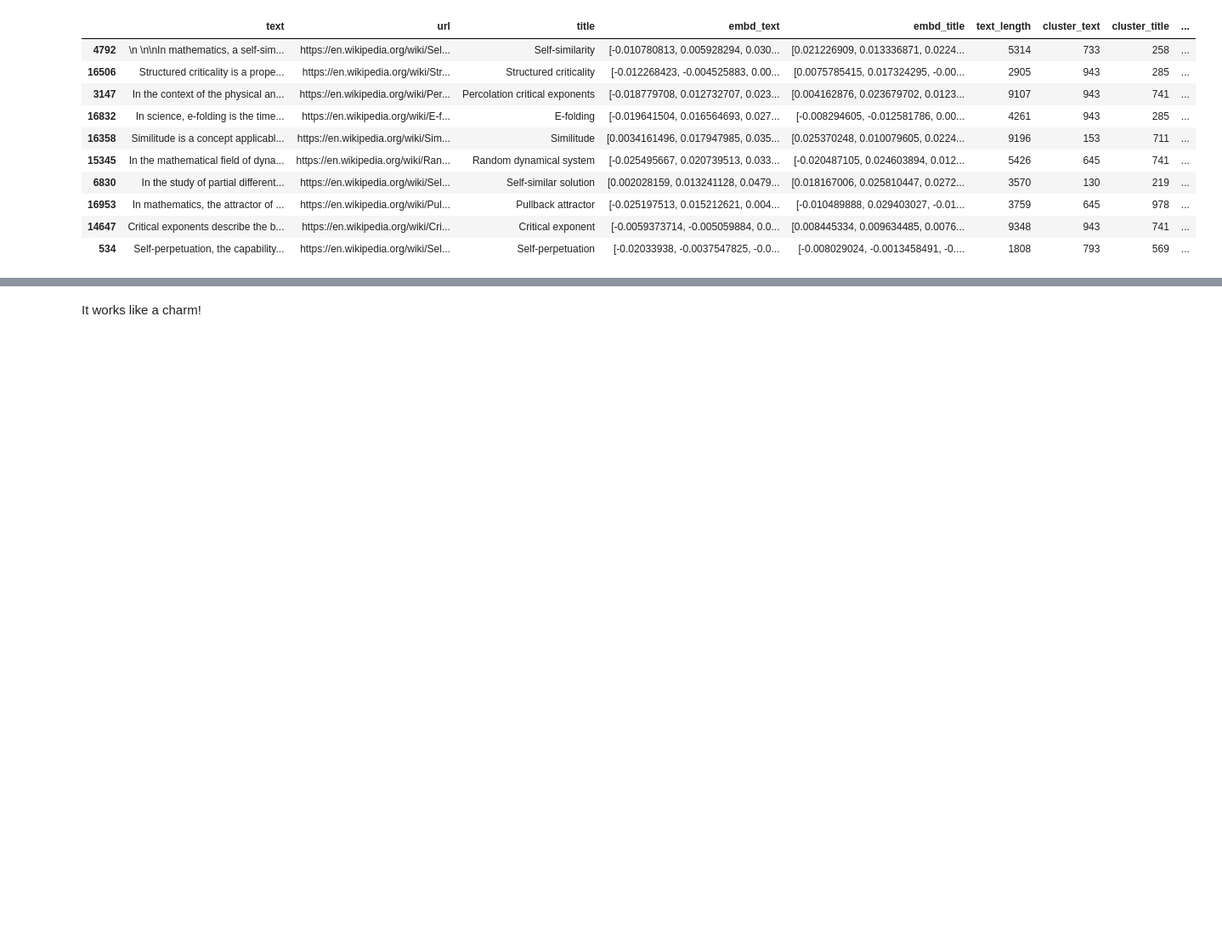
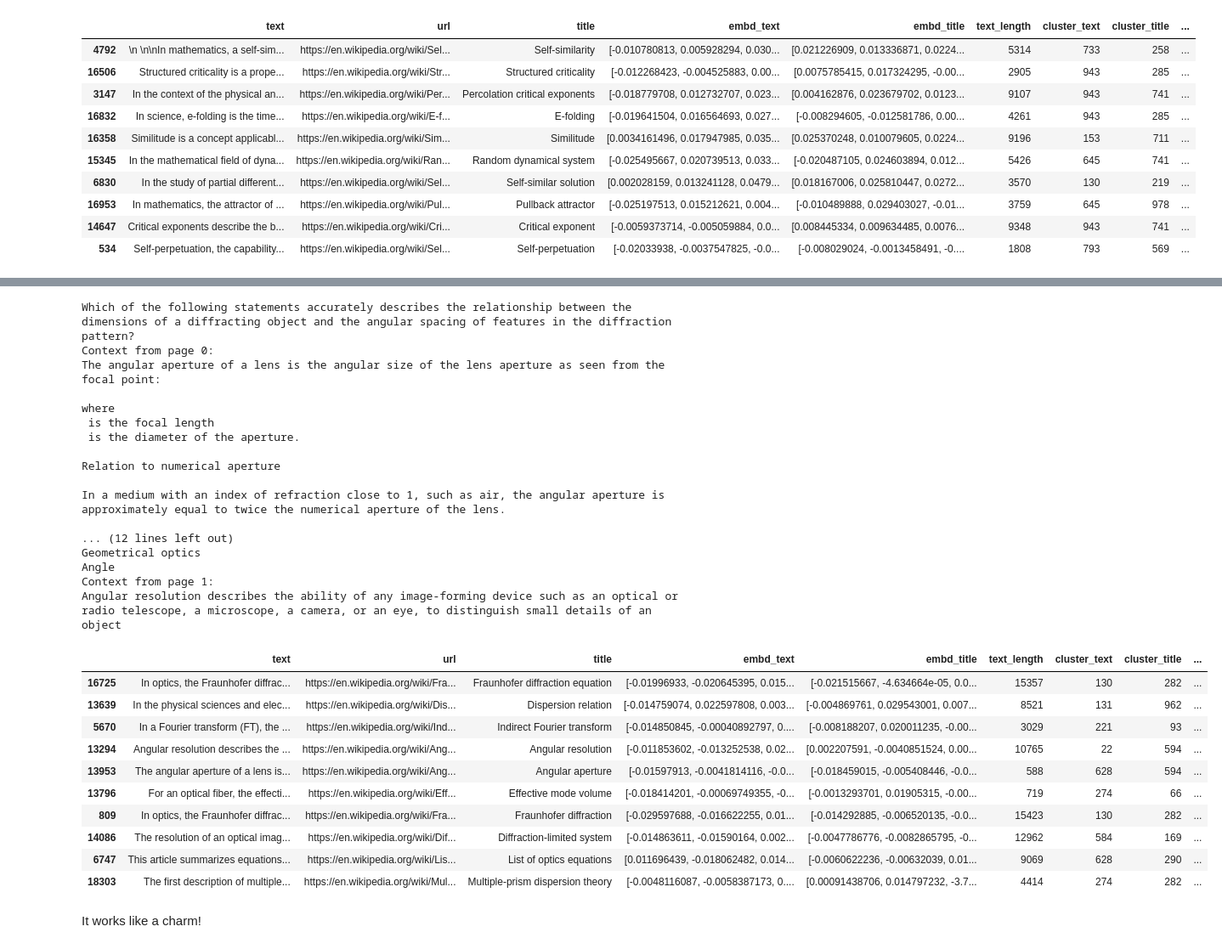
Before and after one commit to viktorcikojevic/kaggle-llm, a Jupyter notebook: notebooks/data_splitter-w-wiki-context.ipynb, the cells around one changed output, grey strips where cells are left out. Shown: that part at 85% size. Saved outputs shown, nothing was run; the diff lists cells and outputs as text; code cells hidden in the pictures; blank space fills up the shorter version.

```diff
--- a/notebooks/data_splitter-w-wiki-context.ipynb
+++ b/notebooks/data_splitter-w-wiki-context.ipynb
@@ -288,6 +288,50 @@ What is the significance of regularization in terms of renormalization problems
 | 11512 | In a quantum field theory, charge... | https://en.wikipedia.org/wiki/Qua... | Quantum triviality | [0.009056521, -0.012643525, -0.00... | [0.004342265, 0.007914663, 0.0188... | 6625 | 393 | 707 | ... |
 | 5988 | In quantum field theory wave func... | https://en.wikipedia.org/wiki/Wav... | Wave function renormalization | [-0.02575264, 0.009047934, 0.0063... | [0.009516878, 0.010188642, 0.0099... | 1069 | 393 | 435 | ... |
 | 15844 | Within the study of the quantum m... | https://en.wikipedia.org/wiki/DMR... | DMRG of the Heisenberg model | [0.0031178335, 0.008297923, 0.003... | [0.006007691, -0.024945334, -0.00... | 3819 | 452 | 435 | ... |
+# %%
+idx = 4
+
+example_vector = csv.iloc[idx]['embd_prompt']
+example_text = csv.iloc[idx]['prompt']
+
+print(example_text[:1000])
+
+def dot_product(vec_1, vec_2):
+    return np.dot(vec_1, vec_2)
+
+# %timeit wiki_sci['dot_product'] = wiki_sci['embd_text'].apply(lambda x: dot_product(x, example_vector)) # about 100ms
+wiki_sci['dot_product'] = wiki_sci['embd_text'].apply(lambda x: dot_product(x, example_vector))
+# take top 3 values of dot product
+wiki_sci.sort_values(by=['dot_product'], ascending=False).head(10)
+# %% [output]
+Which of the following statements accurately describes the relationship between the dimensions of a diffracting object and the angular spacing of features in the diffraction pattern?
+Context from page 0:
+The angular aperture of a lens is the angular size of the lens aperture as seen from the focal point:
+
+where
+ is the focal length
+ is the diameter of the aperture.
+
+Relation to numerical aperture
+
+In a medium with an index of refraction close to 1, such as air, the angular aperture is approximately equal to twice the numerical aperture of the lens.
+
+... (12 lines left out)
+Geometrical optics
+Angle
+Context from page 1:
+Angular resolution describes the ability of any image-forming device such as an optical or radio telescope, a microscope, a camera, or an eye, to distinguish small details of an object
+|  | text | url | title | embd_text | embd_title | text_length | cluster_text | cluster_title | ... |
+| 16725 | In optics, the Fraunhofer diffrac... | https://en.wikipedia.org/wiki/Fra... | Fraunhofer diffraction equation | [-0.01996933, -0.020645395, 0.015... | [-0.021515667, -4.634664e-05, 0.0... | 15357 | 130 | 282 | ... |
+| 13639 | In the physical sciences and elec... | https://en.wikipedia.org/wiki/Dis... | Dispersion relation | [-0.014759074, 0.022597808, 0.003... | [-0.004869761, 0.029543001, 0.007... | 8521 | 131 | 962 | ... |
+| 5670 | In a Fourier transform (FT), the ... | https://en.wikipedia.org/wiki/Ind... | Indirect Fourier transform | [-0.014850845, -0.00040892797, 0.... | [-0.008188207, 0.020011235, -0.00... | 3029 | 221 | 93 | ... |
+| 13294 | Angular resolution describes the ... | https://en.wikipedia.org/wiki/Ang... | Angular resolution | [-0.011853602, -0.013252538, 0.02... | [0.002207591, -0.0040851524, 0.00... | 10765 | 22 | 594 | ... |
+| 13953 | The angular aperture of a lens is... | https://en.wikipedia.org/wiki/Ang... | Angular aperture | [-0.01597913, -0.0041814116, -0.0... | [-0.018459015, -0.005408446, -0.0... | 588 | 628 | 594 | ... |
+| 13796 | For an optical fiber, the effecti... | https://en.wikipedia.org/wiki/Eff... | Effective mode volume | [-0.018414201, -0.00069749355, -0... | [-0.0013293701, 0.01905315, -0.00... | 719 | 274 | 66 | ... |
+| 809 | In optics, the Fraunhofer diffrac... | https://en.wikipedia.org/wiki/Fra... | Fraunhofer diffraction | [-0.029597688, -0.016622255, 0.01... | [-0.014292885, -0.006520135, -0.0... | 15423 | 130 | 282 | ... |
+| 14086 | The resolution of an optical imag... | https://en.wikipedia.org/wiki/Dif... | Diffraction-limited system | [-0.014863611, -0.01590164, 0.002... | [-0.0047786776, -0.0082865795, -0... | 12962 | 584 | 169 | ... |
+| 6747 | This article summarizes equations... | https://en.wikipedia.org/wiki/Lis... | List of optics equations | [0.011696439, -0.018062482, 0.014... | [-0.0060622236, -0.00632039, 0.01... | 9069 | 628 | 290 | ... |
+| 18303 | The first description of multiple... | https://en.wikipedia.org/wiki/Mul... | Multiple-prism dispersion theory | [-0.0048116087, -0.0058387173, 0.... | [0.00091438706, 0.014797232, -3.7... | 4414 | 274 | 282 | ... |
 # %% [markdown]
 It works like a charm!
 # %% [markdown]
```
Also changed, not shown: parts of 4 cells of this notebook.
